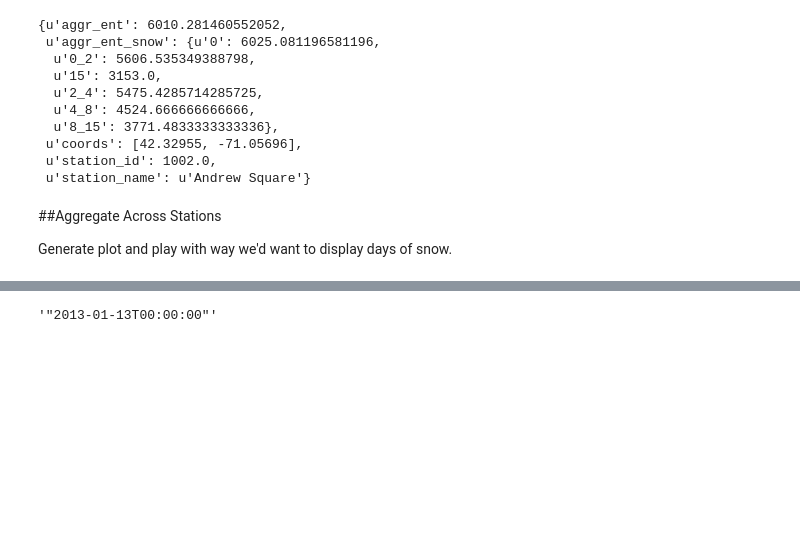
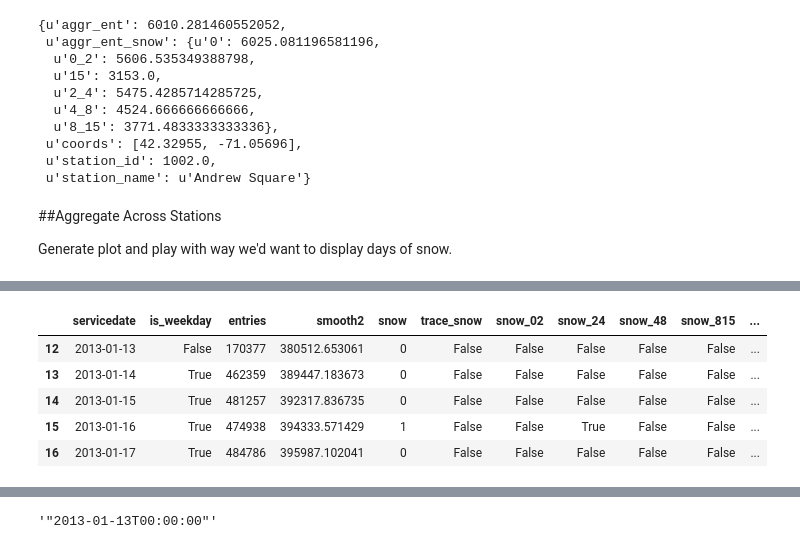
Before and after one commit to azampagl/mbta-weather, a Jupyter notebook: processing/Viz Final Processing.ipynb, the cells around one changed output, grey strips where cells are left out. Saved outputs shown, nothing was run; the diff lists cells and outputs as text; code cells hidden in the pictures; blank space fills up the shorter version.

```diff
--- a/processing/Viz Final Processing.ipynb
+++ b/processing/Viz Final Processing.ipynb
@@ -570,7 +775,7 @@ bins_=[ (0), (0,2),(2,4),(4,8),(8,15),(15)]
 
 ## keys in master dict have to be strings in order to be compatible with json.dump()
 for station in station_ids:
-    master_list.append(subset(station,bins= bins_ ,begin_time=5.25,end_time=24))
+    master_list.append(subset2(station,bins= bins_ ,begin_time=5.25,end_time=24))
 
 print len(master_list)
 # %% [output]
@@ -648,4 +853,6 @@ def split_date(t):
 
 gate_1315['servicedate']=map(split_date,gate_1315['servicedate'].values)
 gate_1315['servicedate']=pd.to_datetime(gate_1315['servicedate'], format="%Y-%m-%d")
+# %%
+gate_1315['is_weekday']=gate_1315['weekday']<5
 # %%
@@ -653,0 +888,9 @@ all_count=all_stations[['entries','servicedate']].groupby('servicedate').agg(np.
+# %%
+all_stations.head()
+# %% [output]
+|  | servicedate | is_weekday | entries | smooth2 | snow | trace_snow | snow_02 | snow_24 | snow_48 | snow_815 | ... |
+| 12 | 2013-01-13 | False | 170377 | 380512.653061 | 0 | False | False | False | False | False | ... |
+| 13 | 2013-01-14 | True | 462359 | 389447.183673 | 0 | False | False | False | False | False | ... |
+| 14 | 2013-01-15 | True | 481257 | 392317.836735 | 0 | False | False | False | False | False | ... |
+| 15 | 2013-01-16 | True | 474938 | 394333.571429 | 1 | False | False | True | False | False | ... |
+| 16 | 2013-01-17 | True | 484786 | 395987.102041 | 0 | False | False | False | False | False | ... |
```
Also changed, not shown: parts of 27 cells of this notebook, 1 other file.
